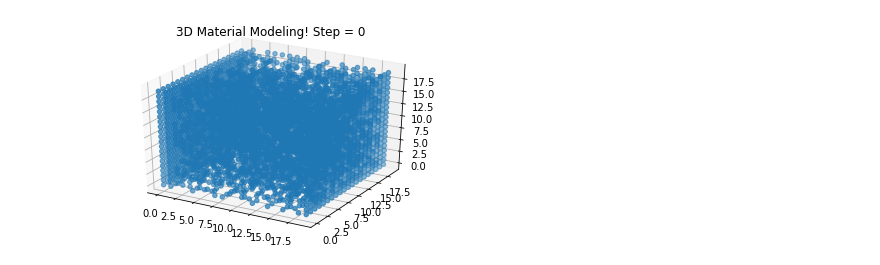
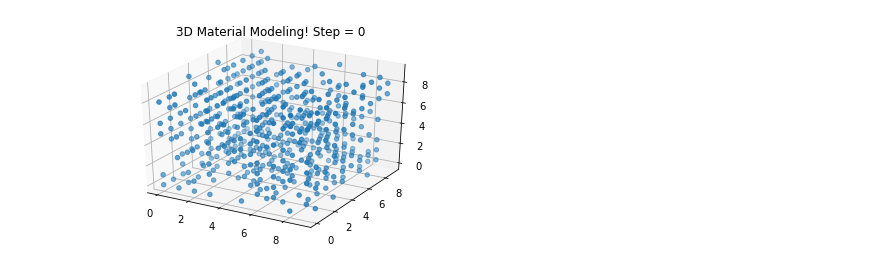
Before and after one commit to miguelalba1997/DOE-Summer-Project-2020, a Jupyter notebook: Materials science Notebook.ipynb, the cells around one changed output. Cells and saved outputs as stored; diff of their text form; code cells hidden in the pictures.

Commit message:
started materials science project notebook

```diff
--- a/Materials science Notebook.ipynb
+++ b/Materials science Notebook.ipynb
@@ -73,59 +89,78 @@ ani.save('test.gif', writer='imagemagick')
 plt.show()
 # %%
 #set up our matrix
-N = 20
+N = 10
 Material = np.random.randint(0, 2, size = (N,N,N))
 x, y, z = Material.nonzero()
-
-def start():
-  N = 20
-  Material = np.random.randint(0, 2, size = (N,N,N))
-  x, y, z = Material.nonzero()
 
 #this function models how a defect moves through a materail
 def material_shift():
     # Make a copy out of our matrix that
     # we can make changes to
+    N = 10
+    global Material
     Movement = Material.copy()
 
-    #do stuff i can explain to you. or not. life's short.
+    # do stuff i can explain to you. or not. life's short.
+    # this is a basic switching algorithm - it doesn't do much
+    # since it was really meant as test.
     for i in range(N):
       for j in range(N):
         for k in range(N):
           if Material[(i-1)%N, j, k] == 0:
-            Material[(i-1)%N, j, k], Material[i,j,k] = 1, 0
+            Movement[(i-1)%N, j, k], Movement[i,j,k] = 1, 0
           if Material[i, (j-1)%N, k] == 0:
-            Material[i, (j-1)%N, k], Material[i,j,k] = 1, 0
+            Movement[i, (j-1)%N, k], Movement[i,j,k] = 1, 0
           if Material[i, j, (k-1)%N] == 0:
-            Material[i, j, (k-1)%N], Material[i,j,k] = 1, 0
+            Movement[i, j, (k-1)%N], Movement[i,j,k] = 1, 0
           if Material[(i+1)%N, j, k] == 0:
-            Material[(i+1)%N, j, k], Material[i,j,k] = 1, 0
+            Movement[(i+1)%N, j, k], Movement[i,j,k] = 1, 0
           if Material[i, (j+1)%N, k] ==0:
-            Material[i, (j+1)%N, k], Material[i,j,k] = 1, 0
+            Movement[i, (j+1)%N, k], Movement[i,j,k] = 1, 0
           if Material[i, j, (k+1)%N] == 0:
-            Material[i, j, (k+1)%N], Material[i,j,k] = 1, 0
-      # Finally update our old matrix
-      Material = Movement
+            Movement[i, j, (k+1)%N], Movement[i,j,k] = 1, 0
 
-      # Done!
-      return Material
+    # ideally what i want to do here is create a sort of very basic
+    # pathfinding algorithim that could model how a defect would move through
+    # a material. But I'm going to have to research more of that and maybe we can
+    # talk about this during the group meeting on wed?
+    '''
+    for i in range(N):
+      for j in range(N):
+        for k in range(N):
+          if Material[i+1,j,k] == 0:
+            Movement[i+1, j, k], Movement[i,j,k] = 1, 0
+          if Material[i,j+1,k] == 0:
+            Movement[i, j+1, k], Movement[i,j,k] = 1, 0
+          if Material[i,j,k+1] == 0:
+            Movement[i, j, k+1], Movement[i,j,k] = 1, 0
+          if Material[i-1,j,k] == 0:
+            Movement[i-1, j, k], Movement[i,j,k] = 1, 0
+          if Material[i,j-1,k] == 0:
+            Movement[i, j-1, k], Movement[i,j,k] = 1, 0
+          if Material[i,j,k-1] == 0:
+            Movement[i, j, k-1], Movement[i,j,k] = 1, 0
+    '''
+    # Finally update our old matrix
+    Material = Movement
+    # Done!
+    return Material
 
 # Here you just plot one set of points at a time
-def updateGraph(num, Material):
-    data = material_shift(Material)
+def updateGraph(num):
+    data = material_shift()
     x, y, z = data.nonzero()
-    graph._offsets3d = (x, y, z)
+    Graph._offsets3d = (x, y, z)
     title.set_text('3D Material Modeling! Step = {}'.format(num))
 
 fig = plt.figure()
 ax = fig.add_subplot(111, projection='3d')
 title = ax.set_title('3D Material Modeling!')
 
-graph = ax.scatter(x, y, z)
+Graph = ax.scatter(x, y, z)
 
-ani = matplotlib.animation.FuncAnimation(fig, updateGraph, frames = 20, fargs = (Material,), interval=20, blit=False)
-ani.save('func_test.gif', writer='imagemagick')
+ani = matplotlib.animation.FuncAnimation(fig, updateGraph, frames=200, interval=200, blit=False)
+ani.save('testable.gif', writer='imagemagick')
 plt.show()
-# So i think whats happening here is that the same initial matrix is getting passed in over and over so the same image keeps getting plotted
 # %% [output]
-[figure, old version]
+[figure, new version]
```
Also changed, not shown: parts of 7 cells of this notebook.
